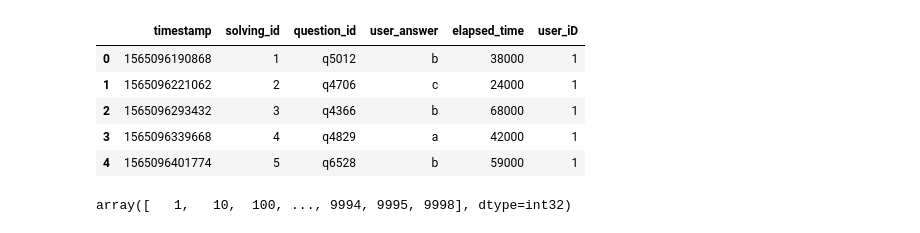
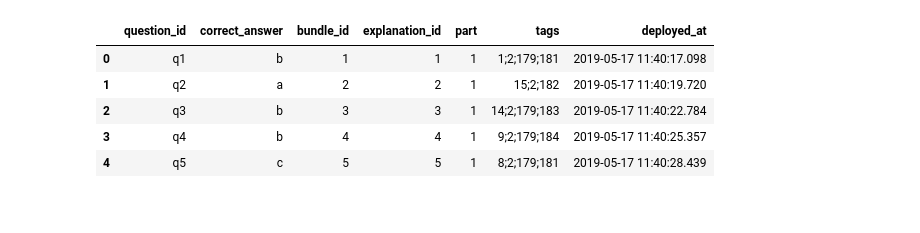
Before and after one commit to haseebsultankhan/Masters-Research, a Jupyter notebook: August 2021/24 August.ipynb, the cells around one changed output. Saved outputs shown, nothing was run; the diff lists cells and outputs as text; code cells hidden in the pictures.

```diff
--- a/August 2021/24 August.ipynb
+++ b/August 2021/24 August.ipynb
@@ -22,19 +17,14 @@ questions_df = pd.read_csv('s3://haseebdata/EDNET DATA/EDNET Content CSV/questio
-# %%
-KT1.head()
-# %% [output]
-|  | timestamp | solving_id | question_id | user_answer | elapsed_time | user_iD |
-| 0 | 1565096190868 | 1 | q5012 | b | 38000 | 1 |
-| 1 | 1565096221062 | 2 | q4706 | c | 24000 | 1 |
-| 2 | 1565096293432 | 3 | q4366 | b | 68000 | 1 |
-| 3 | 1565096339668 | 4 | q4829 | a | 42000 | 1 |
-| 4 | 1565096401774 | 5 | q6528 | b | 59000 | 1 |
-# %%
-KT1['user_iD'].unique()
-# %% [output]
-array([   1,   10,  100, ..., 9994, 9995, 9998], dtype=int32)
 # %%
+questions_df = pd.read_csv('questions.csv')
 questions_df.bundle_id = questions_df.bundle_id.str.slice(start=1)
 questions_df.explanation_id = questions_df.explanation_id.str.slice(start=1)
 questions_df.deployed_at = pd.to_datetime(questions_df.deployed_at, unit='ms')
 dfq = questions_df[['question_id', 'correct_answer', 'bundle_id', 'explanation_id' , 'part', 'tags', 'deployed_at']]
-#dfq.head()
+dfq.head()
+# %% [output]
+|  | question_id | correct_answer | bundle_id | explanation_id | part | tags | deployed_at |
+| 0 | q1 | b | 1 | 1 | 1 | 1;2;179;181 | 2019-05-17 11:40:17.098 |
+| 1 | q2 | a | 2 | 2 | 1 | 15;2;182 | 2019-05-17 11:40:19.720 |
+| 2 | q3 | b | 3 | 3 | 1 | 14;2;179;183 | 2019-05-17 11:40:22.784 |
+| 3 | q4 | b | 4 | 4 | 1 | 9;2;179;184 | 2019-05-17 11:40:25.357 |
+| 4 | q5 | c | 5 | 5 | 1 | 8;2;179;181 | 2019-05-17 11:40:28.439 |
```
Also changed, not shown: parts of 27 cells of this notebook, 11 other files.
